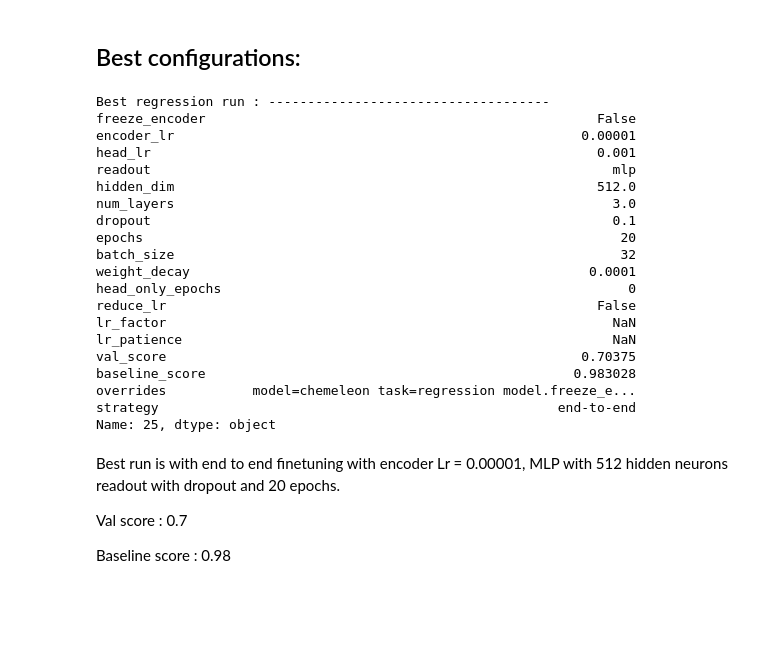
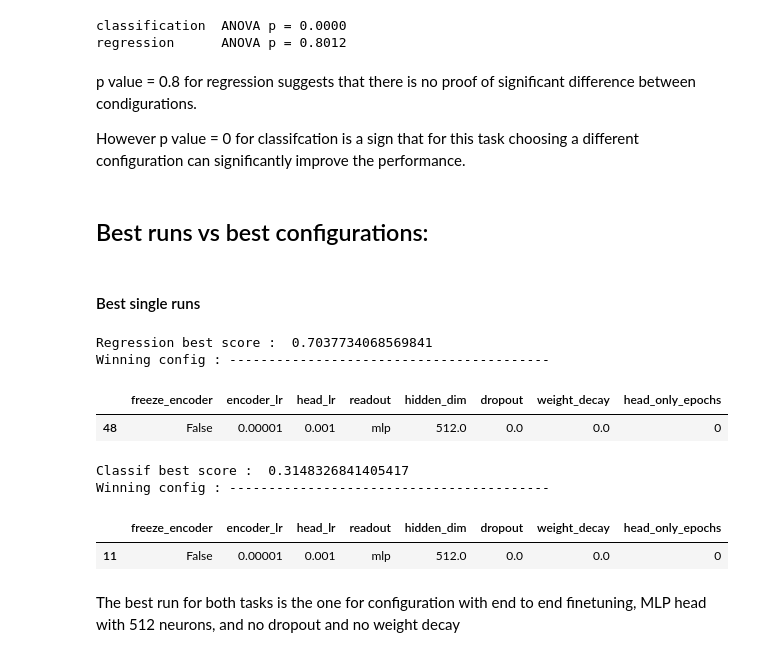
Before and after one commit to Aryan-Mi/02456-deep-learning-cyp-project, a Jupyter notebook: notebooks/04_chemeleon_analysis_v2.ipynb, the cells around one changed output. Saved outputs shown, nothing was run; the diff lists cells and outputs as text; code cells hidden in the pictures; blank space fills up the shorter version.

```diff
--- a/notebooks/04_chemeleon_analysis_v2.ipynb
+++ b/notebooks/04_chemeleon_analysis_v2.ipynb
@@ -31,2 +85,14 @@ df.head(3)
+# %%
+from scipy.stats import f_oneway
+for task, d in df.groupby("task"):
+    groups = [g.val_score.values for _, g in d.groupby("exp")]
+    print(f"{task:15s} ANOVA p = {f_oneway(*groups).pvalue:.4f}")
+# %% [output]
+classification  ANOVA p = 0.0000
+regression      ANOVA p = 0.8012
+# %% [markdown]
+p value = 0.8 for regression suggests that there is no proof of significant difference between condigurations.
+
+However p value = 0 for classifcation is a sign that for this task choosing a different configuration can significantly improve the performance.
 # %% [markdown]
-## Best configurations:
+## Best runs vs best configurations:
@@ -42,30 +99,30 @@ best_classif = classif.loc[classif.val_score.idxmax()][param_list] #MCC bigger b
+# %% [markdown]
+#### Best single runs
+# %%
+df_regression = df[df['task']=='regression']
+best_config_reg = df_regression[df_regression['val_score'] == df_regression['val_score'].min()]
+
+print("Regression best score : ", df_regression['val_score'].min())
+print("Winning config : -----------------------------------------")
+
+best_config_reg[['freeze_encoder', 'encoder_lr', 'head_lr', 'readout', 'hidden_dim', 'dropout', 'weight_decay','head_only_epochs']]
+# %% [output]
+Regression best score :  0.7037734068569841
+Winning config : -----------------------------------------
+|  | freeze_encoder | encoder_lr | head_lr | readout | hidden_dim | dropout | weight_decay | head_only_epochs |
+| 48 | False | 0.00001 | 0.001 | mlp | 512.0 | 0.0 | 0.0 | 0 |
 # %%
-print("Best regression run : ------------------------------------")
-print(best_reg)
+df_classification = df[df['task']=='classification']
+best_config_cls = df_classification[df_classification['val_score'] == df_classification['val_score'].max()]
+
+print("Classif best score : ", df_classification['val_score'].max())
+print("Winning config : -----------------------------------------")
+
+best_config_cls[['freeze_encoder', 'encoder_lr', 'head_lr', 'readout', 'hidden_dim', 'dropout', 'weight_decay', 'head_only_epochs']]
 # %% [output]
-Best regression run : ------------------------------------
-freeze_encoder                                                  False
-encoder_lr                                                    0.00001
-head_lr                                                         0.001
-readout                                                           mlp
-hidden_dim                                                      512.0
-num_layers                                                        3.0
-dropout                                                           0.1
-epochs                                                             20
-batch_size                                                         32
-weight_decay                                                   0.0001
-head_only_epochs                                                    0
-reduce_lr                                                       False
-lr_factor                                                         NaN
-lr_patience                                                       NaN
-val_score                                                     0.70375
-baseline_score                                               0.983028
-overrides           model=chemeleon task=regression model.freeze_e...
-strategy                                                   end-to-end
-Name: 25, dtype: object
+Classif best score :  0.3148326841405417
+Winning config : -----------------------------------------
+|  | freeze_encoder | encoder_lr | head_lr | readout | hidden_dim | dropout | weight_decay | head_only_epochs |
+| 11 | False | 0.00001 | 0.001 | mlp | 512.0 | 0.0 | 0.0 | 0 |
 # %% [markdown]
-Best run is with end to end finetuning with encoder Lr = 0.00001, MLP with 512 hidden neurons readout with dropout and 20 epochs.
-
-Val score : 0.7
-
-Baseline score : 0.98
+The best run for both tasks is the one for configuration with end to end finetuning, MLP head with 512 neurons, and no dropout and no weight decay
```
Also changed, not shown: parts of 48 cells of this notebook, 6 other files.
